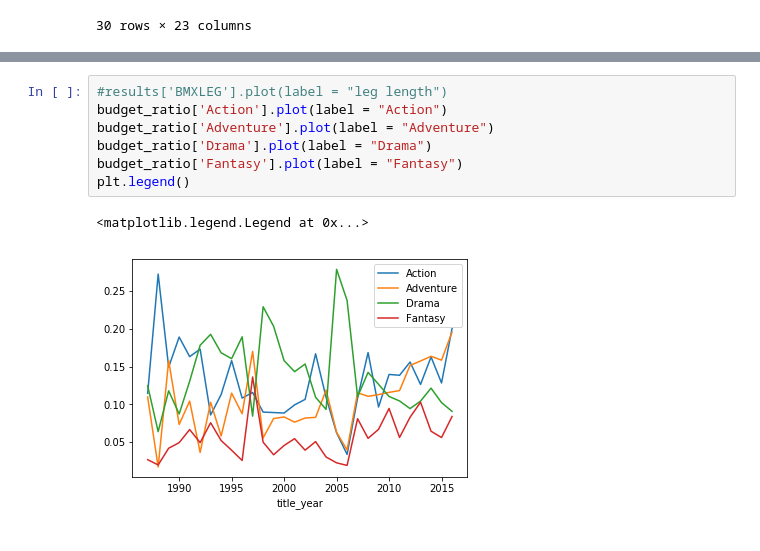
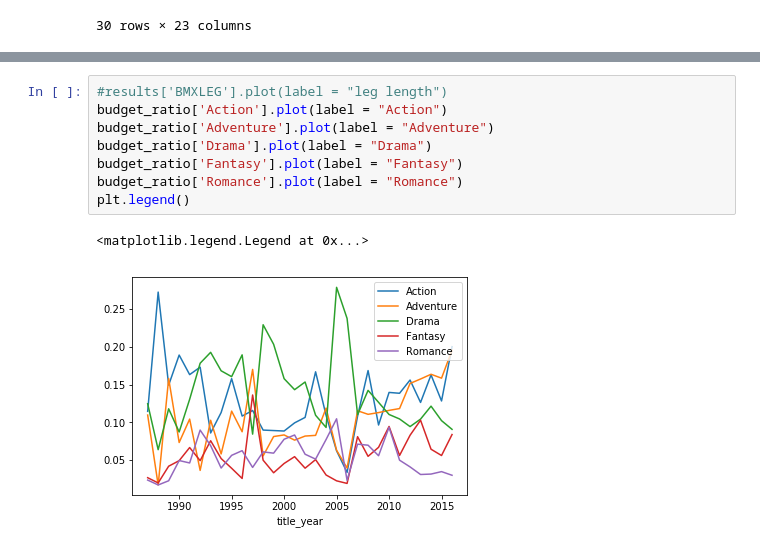
Before and after one commit to juyeki/Stats131_FinalProject, a Jupyter notebook: Exploratory Analysis - Project.ipynb, the cells around one changed output, grey strips where cells are left out. Drawn from its saved outputs; the diff is of its cells as text.

```diff
--- a/Exploratory Analysis - Project.ipynb
+++ b/Exploratory Analysis - Project.ipynb
@@ -191,10 +232,11 @@ dtype: float64
 # %%
 #results['BMXLEG'].plot(label = "leg length")
 budget_ratio['Action'].plot(label = "Action")
 budget_ratio['Adventure'].plot(label = "Adventure")
 budget_ratio['Drama'].plot(label = "Drama")
 budget_ratio['Fantasy'].plot(label = "Fantasy")
+budget_ratio['Romance'].plot(label = "Romance")
 plt.legend()
 # %% [output]
 <matplotlib.legend.Legend at 0x...>
-[figure, old version]
+[figure, new version]
```
Also changed, not shown: parts of 33 cells of this notebook.
